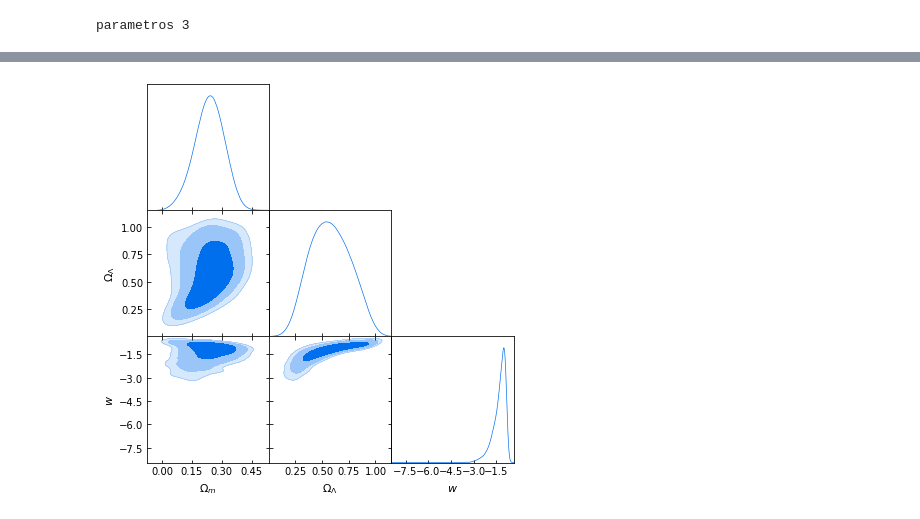
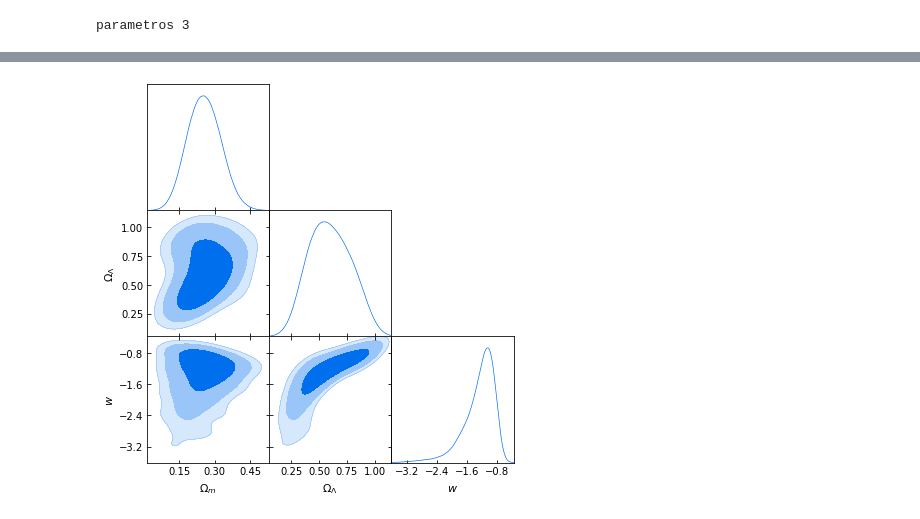
Before and after one commit to fluowhy/MCMC-methods, a Jupyter notebook: mcmc_met_has.ipynb, the cells around one changed output, grey strips where cells are left out. Cells and saved outputs as stored; diff of their text form; code cells hidden in the pictures.

```diff
--- a/mcmc_met_has.ipynb
+++ b/mcmc_met_has.ipynb
@@ -342,0 +267,3 @@ Xi2 minimo omm, oml, w 0.283 0.612 -1.155
+# %%
+q0 = np.random.uniform(low=[0,0,-5], high=[1, 1, 1/3], size=3)
+R = MH(modelo, [redshift, mu_obs], N=10000, params=['om', 'ol', 'w'], q0=q0, cov_mod=cov, cov_prop=cov_ini)
@@ -343,13 +312,20 @@ Xi2 minimo omm, oml, w 0.283 0.612 -1.155
 # %%
+#Get the getdist MCSamples objects for the samples, specifying same parameter
+#names and labels; if not specified weights are assumed to all be unity
+
 ndim = 3
 names = ["x%s"%i for i in range(ndim)]
 labels = ["x_%s"%i for i in range(ndim)]
+t1 = R[0]['om']
+t2 = R[0]['ol']
+t3 = R[0]['w']
 samps = np.vstack((t1, t2, t3)).T
 samples = MCSamples(samples=samps, names=labs1, labels=labs1)
 
+#Triangle plot
 g = plots.getSubplotPlotter()
 samples.updateSettings({'contours': [0.68, 0.95, 0.99]})
 g.settings.num_plot_contours = 3
 g.triangle_plot([samples], filled=True)
 # %% [output]
-[figure, old version]
+[figure, new version]
```
Also changed, not shown: parts of 8 cells of this notebook, 2 other files.
